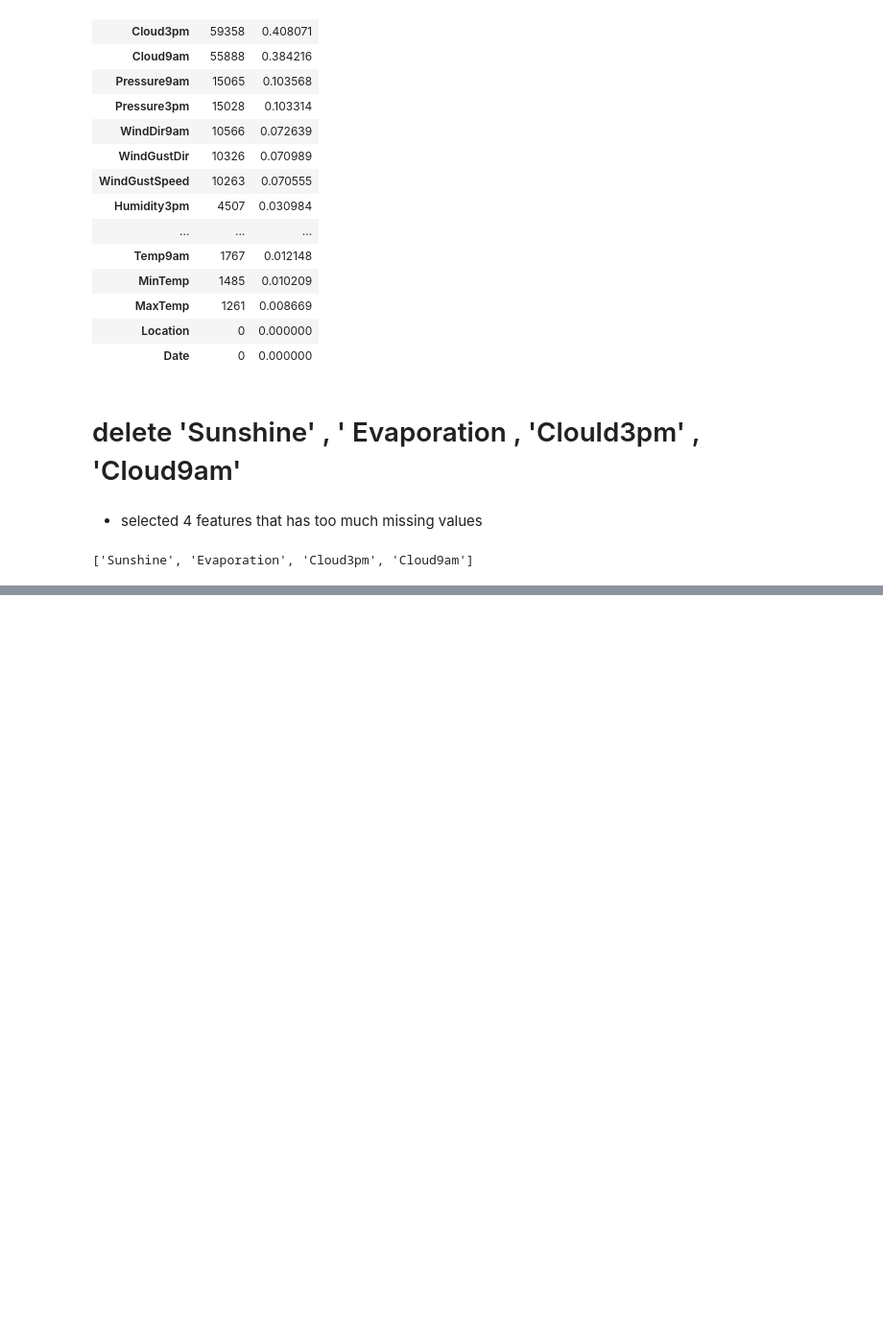
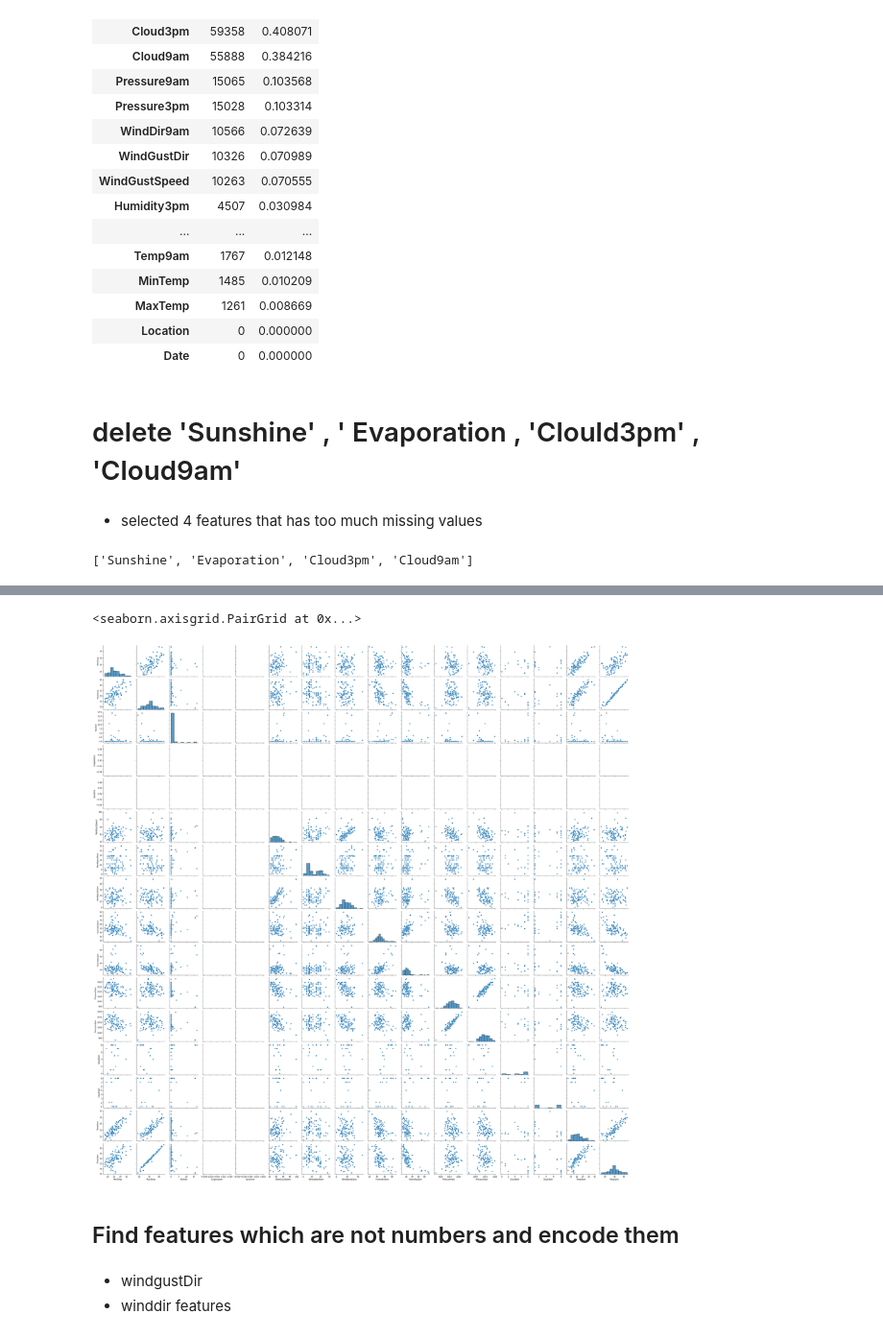
Before and after one commit to SuminBae97/MachineLearning, a Jupyter notebook: Rain_in_AUS.ipynb, the cells around one changed output, grey strips where cells are left out. Shown at 96% size. Cells and saved outputs as stored; diff of their text form; code cells hidden in the pictures; blank space fills up the shorter version.

```diff
--- a/Rain_in_AUS.ipynb
+++ b/Rain_in_AUS.ipynb
@@ -139,0 +167,10 @@ unece_feat
+# %%
+sns.pairplot(df[:100])
+# %% [output]
+<seaborn.axisgrid.PairGrid at 0x...>
+[figure, added]
+# %% [markdown]
+## Find features which are not numbers and encode them
+# %% [markdown]
+- windgustDir
+- winddir features
```
Also changed, not shown: parts of 16 cells of this notebook.
